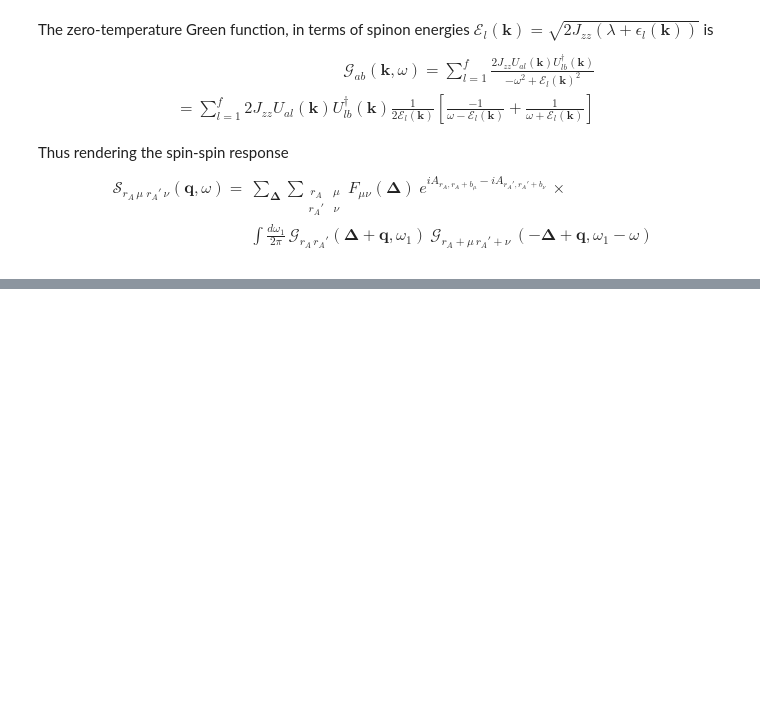
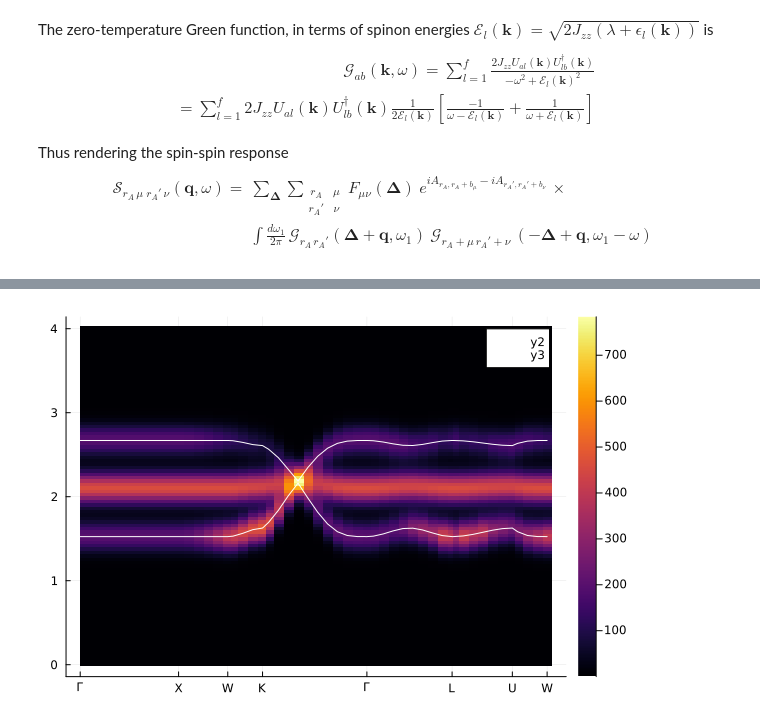
Before and after one commit to Spuriosity1/qsi-spinon-gmft, a Jupyter notebook: spinon-Julia.ipynb, the cells around one changed output, grey strips where cells are left out. Saved outputs shown, nothing was run; the diff lists cells and outputs as text; code cells hidden in the pictures; blank space fills up the shorter version.

```diff
--- a/spinon-Julia.ipynb
+++ b/spinon-Julia.ipynb
@@ -328,0 +191,9 @@ LoadError: UndefVarError: set_default_backend! not defined
+# %%
+
+
+
+heatmap(d["tau"],d["W"],real.(d["S"])')
+plot!(d["tau"], d["bounds"], linecolor=:white)
+xticks!(d["ticks_tau"],d["ticks_label"])
+# %% [output]
+[figure, added]
```
Also changed, not shown: parts of 24 cells of this notebook, 12 other files.
